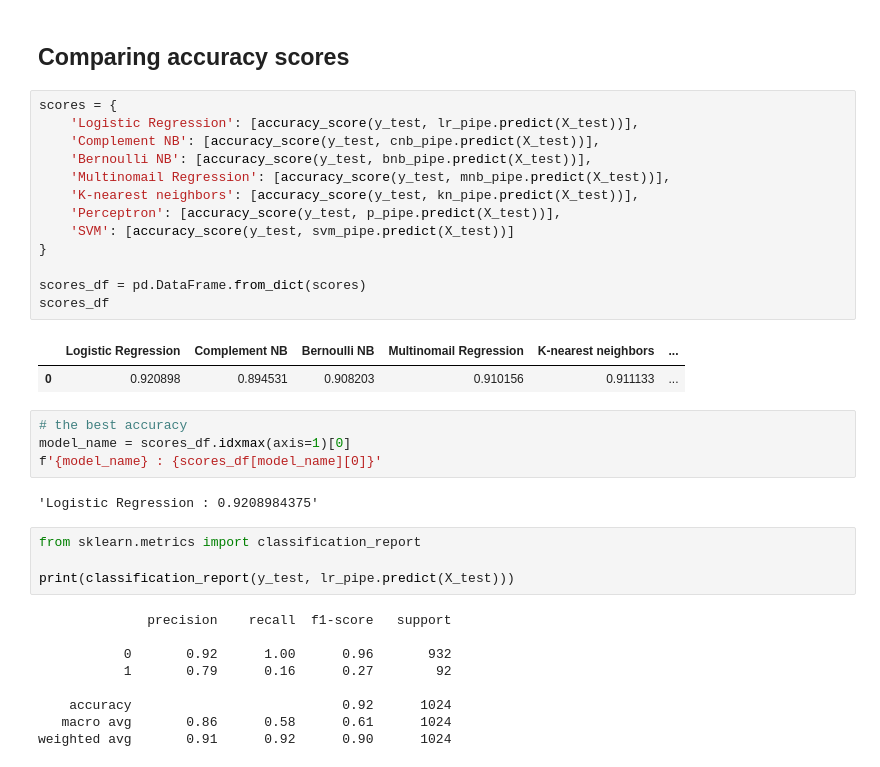
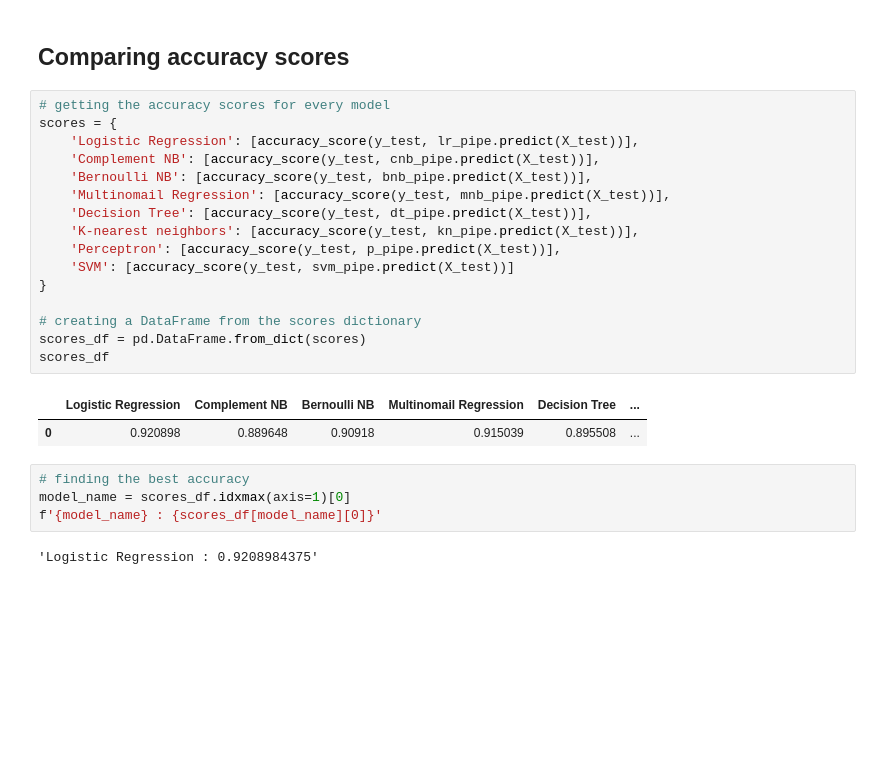
Before and after one commit to JustLearningThings/NLP-Bootcamp, a Jupyter notebook: project/model/test.ipynb, the cells around one changed output. Cells and saved outputs as stored; diff of their text form; blank space fills up the shorter version.

```diff
--- a/project/model/test.ipynb
+++ b/project/model/test.ipynb
@@ -317,37 +333,27 @@ plot_confusion_matrix(svm_pipe, X_test, y_test)
 # %% [markdown]
 ## Comparing accuracy scores
 # %%
+# getting the accuracy scores for every model
 scores = {
     'Logistic Regression': [accuracy_score(y_test, lr_pipe.predict(X_test))],
     'Complement NB': [accuracy_score(y_test, cnb_pipe.predict(X_test))],
     'Bernoulli NB': [accuracy_score(y_test, bnb_pipe.predict(X_test))],
     'Multinomail Regression': [accuracy_score(y_test, mnb_pipe.predict(X_test))],
+    'Decision Tree': [accuracy_score(y_test, dt_pipe.predict(X_test))],
     'K-nearest neighbors': [accuracy_score(y_test, kn_pipe.predict(X_test))],
     'Perceptron': [accuracy_score(y_test, p_pipe.predict(X_test))],
     'SVM': [accuracy_score(y_test, svm_pipe.predict(X_test))]
 }
 
+# creating a DataFrame from the scores dictionary
 scores_df = pd.DataFrame.from_dict(scores)
 scores_df
 # %% [output]
-|  | Logistic Regression | Complement NB | Bernoulli NB | Multinomail Regression | K-nearest neighbors | ... |
-| 0 | 0.920898 | 0.894531 | 0.908203 | 0.910156 | 0.911133 | ... |
+|  | Logistic Regression | Complement NB | Bernoulli NB | Multinomail Regression | Decision Tree | ... |
+| 0 | 0.920898 | 0.889648 | 0.90918 | 0.915039 | 0.895508 | ... |
 # %%
-# the best accuracy
+# finding the best accuracy
 model_name = scores_df.idxmax(axis=1)[0]
 f'{model_name} : {scores_df[model_name][0]}'
 # %% [output]
 'Logistic Regression : 0.9208984375'
-# %%
-from sklearn.metrics import classification_report
-
-print(classification_report(y_test, lr_pipe.predict(X_test)))
-# %% [output]
-              precision    recall  f1-score   support
-
-           0       0.92      1.00      0.96       932
-           1       0.79      0.16      0.27        92
-
-    accuracy                           0.92      1024
-   macro avg       0.86      0.58      0.61      1024
-weighted avg       0.91      0.92      0.90      1024
```
Also changed, not shown: parts of 17 cells of this notebook.
